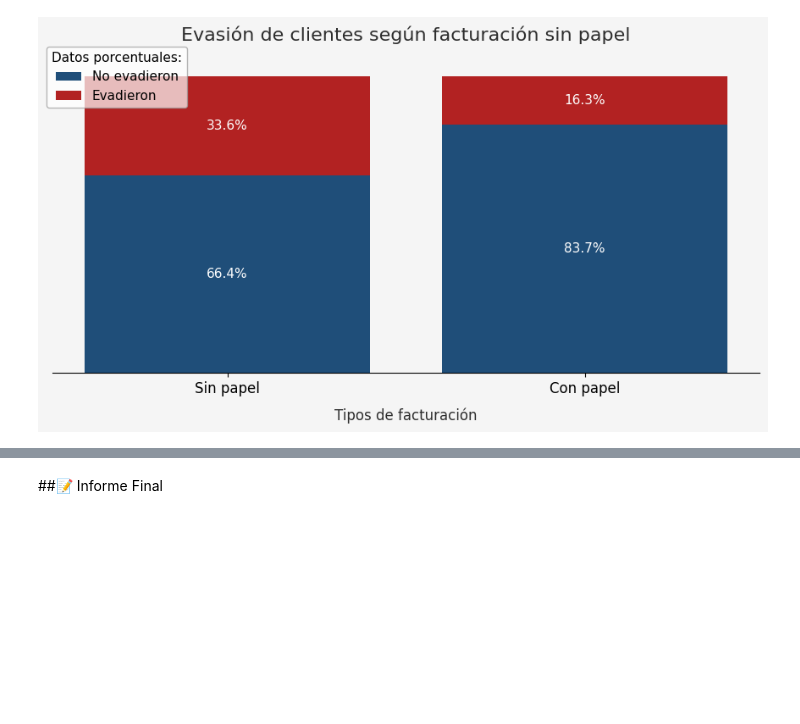
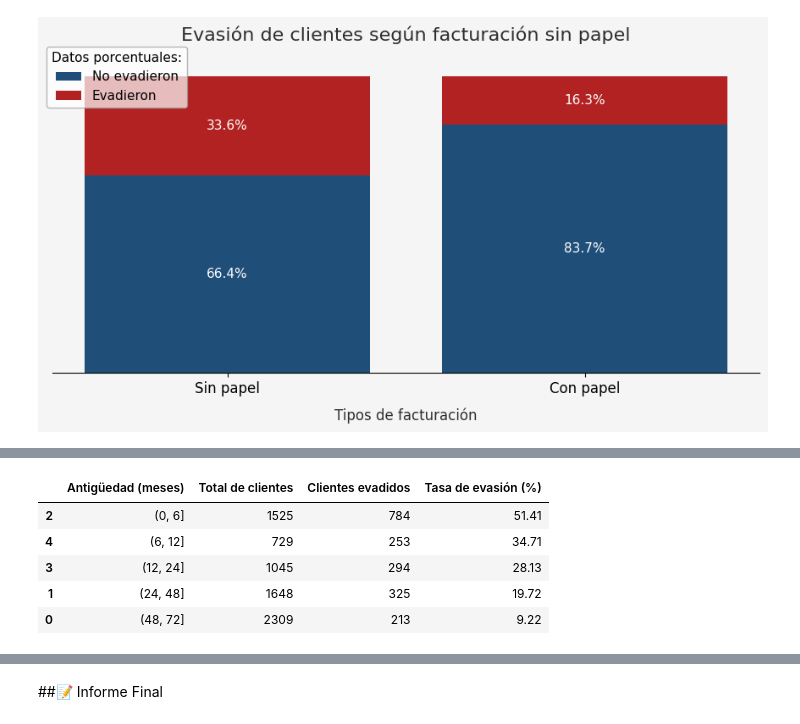
Before and after one commit to RientArlCroud/challenge3-analisis-de-datos, a Jupyter notebook: Challenge_3_Análisis_de_Datos.ipynb, the cells around one changed output, grey strips where cells are left out. Drawn from its saved outputs; the diff is of its cells as text; code cells hidden in the pictures; blank space fills up the shorter version.

```diff
--- a/Challenge_3_Análisis_de_Datos.ipynb
+++ b/Challenge_3_Análisis_de_Datos.ipynb
@@ -1673,0 +1676,8 @@ plt.show()
+# %%
+tenure_table = df_churn_rate.copy()
+
+tenure_table = tenure_table.drop(columns='churn')
+
+tenure_table['tenure_group'].unique()
+tenure_table['tenure_group'] = tenure_table['tenure_group'].astype(str)
+tenure_table.info()
@@ -1673,0 +1696,31 @@ plt.show()
+# %%
+tenure_order = [
+    '(0, 6]',
+    '(6, 12]',
+    '(12, 24]',
+    '(24, 48]',
+    '(48, 72]'
+]
+
+tenure_table['tenure_group'] = pd.Categorical(
+    tenure_table['tenure_group'],
+    categories=tenure_order,
+    ordered=True
+)
+
+tenure_table = tenure_table.sort_values('tenure_group')
+# %%
+tenure_table = tenure_table.rename(columns={
+    'tenure_group': 'Antigüedad (meses)',
+    'total_customers': 'Total de clientes',
+    'churned_customers': 'Clientes evadidos',
+    'churn_rate': 'Tasa de evasión (%)'
+})
+tenure_table
+# %% [output]
+|  | Antigüedad (meses) | Total de clientes | Clientes evadidos | Tasa de evasión (%) |
+| 2 | (0, 6] | 1525 | 784 | 51.41 |
+| 4 | (6, 12] | 729 | 253 | 34.71 |
+| 3 | (12, 24] | 1045 | 294 | 28.13 |
+| 1 | (24, 48] | 1648 | 325 | 19.72 |
+| 0 | (48, 72] | 2309 | 213 | 9.22 |
```
Also changed, not shown: parts of 11 cells of this notebook.
